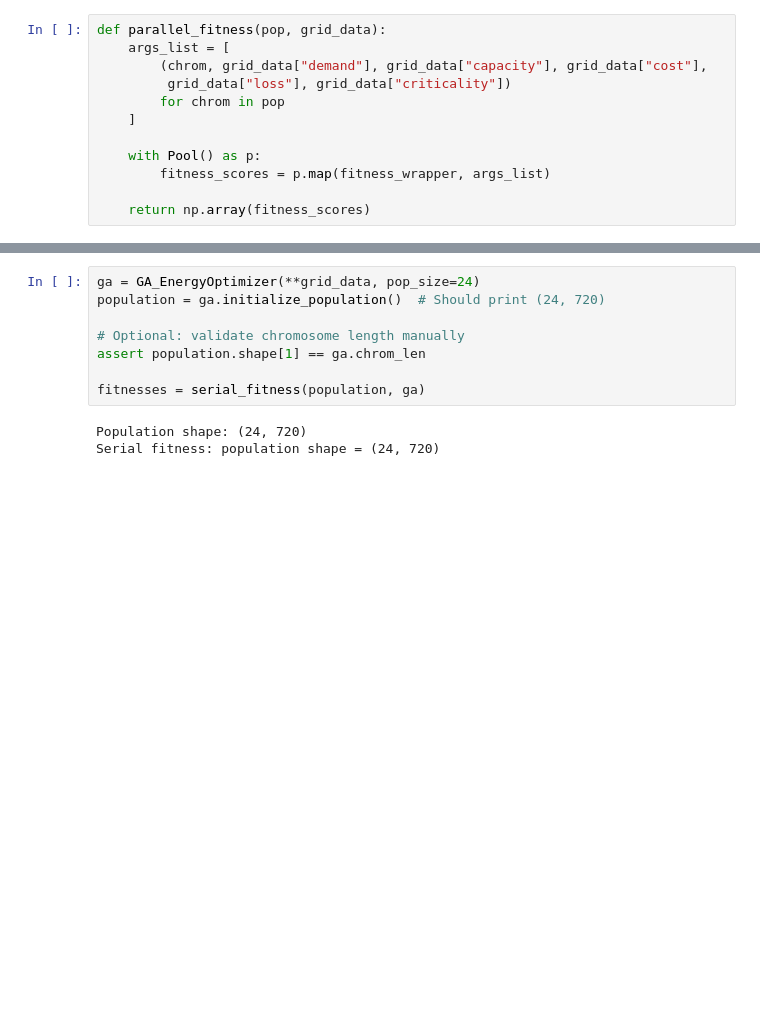
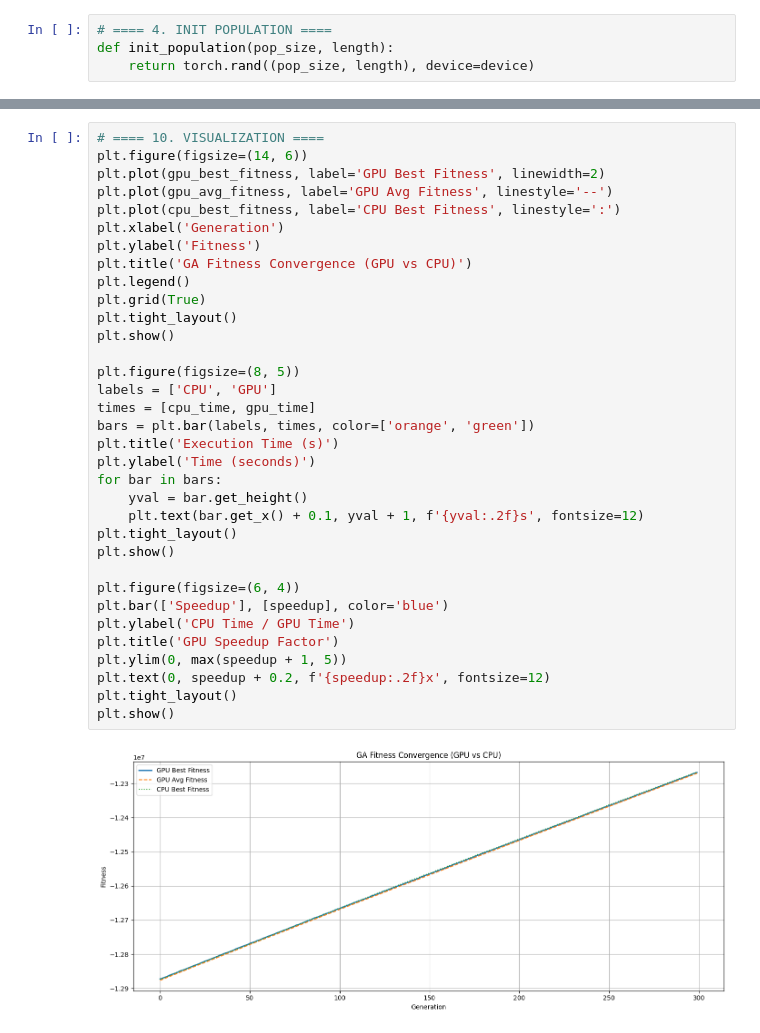
Before and after one commit to ColdWistler/Genetic-Algorithm, a Jupyter notebook: Genetic Algorithm Code.ipynb, the cells around one changed output, grey strips where cells are left out. Cells and saved outputs as stored; diff of their text form; blank space fills up the shorter version.

```diff
--- a/Genetic Algorithm Code.ipynb
+++ b/Genetic Algorithm Code.ipynb
@@ -171,13 +66,5 @@ class GA_EnergyOptimizer:
 # %%
-def parallel_fitness(pop, grid_data):
-    args_list = [
-        (chrom, grid_data["demand"], grid_data["capacity"], grid_data["cost"],
-         grid_data["loss"], grid_data["criticality"])
-        for chrom in pop
-    ]
-
-    with Pool() as p:
-        fitness_scores = p.map(fitness_wrapper, args_list)
-
-    return np.array(fitness_scores)
+# ==== 4. INIT POPULATION ====
+def init_population(pop_size, length):
+    return torch.rand((pop_size, length), device=device)
 # %%
@@ -316,11 +185,36 @@ ValueError: cannot reshape array of size 17280 into shape (10,3,24)
-# %%
-ga = GA_EnergyOptimizer(**grid_data, pop_size=24)
-population = ga.initialize_population()  # Should print (24, 720)
-
-# Optional: validate chromosome length manually
-assert population.shape[1] == ga.chrom_len
-
-fitnesses = serial_fitness(population, ga)
-# %% [output]
-Population shape: (24, 720)
-Serial fitness: population shape = (24, 720)
+# %%
+# ==== 10. VISUALIZATION ====
+plt.figure(figsize=(14, 6))
+plt.plot(gpu_best_fitness, label='GPU Best Fitness', linewidth=2)
+plt.plot(gpu_avg_fitness, label='GPU Avg Fitness', linestyle='--')
+plt.plot(cpu_best_fitness, label='CPU Best Fitness', linestyle=':')
+plt.xlabel('Generation')
+plt.ylabel('Fitness')
+plt.title('GA Fitness Convergence (GPU vs CPU)')
+plt.legend()
+plt.grid(True)
+plt.tight_layout()
+plt.show()
+
+plt.figure(figsize=(8, 5))
+labels = ['CPU', 'GPU']
+times = [cpu_time, gpu_time]
+bars = plt.bar(labels, times, color=['orange', 'green'])
+plt.title('Execution Time (s)')
+plt.ylabel('Time (seconds)')
+for bar in bars:
+    yval = bar.get_height()
+    plt.text(bar.get_x() + 0.1, yval + 1, f'{yval:.2f}s', fontsize=12)
+plt.tight_layout()
+plt.show()
+
+plt.figure(figsize=(6, 4))
+plt.bar(['Speedup'], [speedup], color='blue')
+plt.ylabel('CPU Time / GPU Time')
+plt.title('GPU Speedup Factor')
+plt.ylim(0, max(speedup + 1, 5))
+plt.text(0, speedup + 0.2, f'{speedup:.2f}x', fontsize=12)
+plt.tight_layout()
+plt.show()
+# %% [output]
+[figure, added]
```
Also changed, not shown: parts of 11 cells of this notebook.
